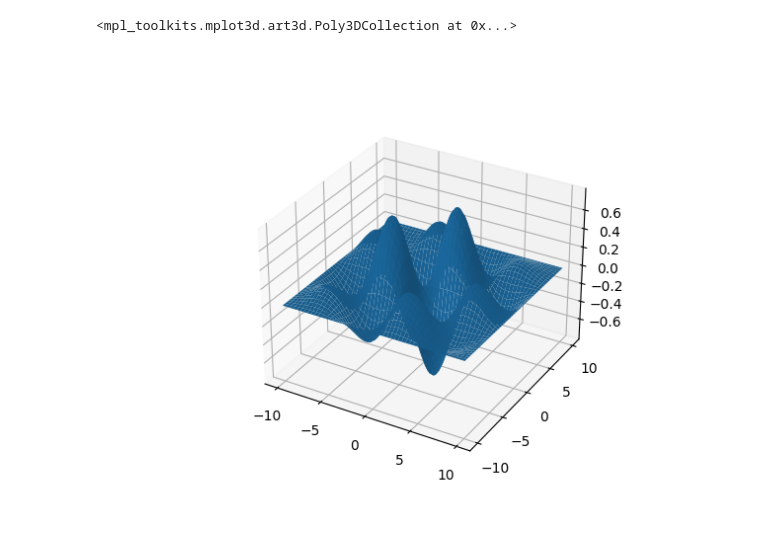
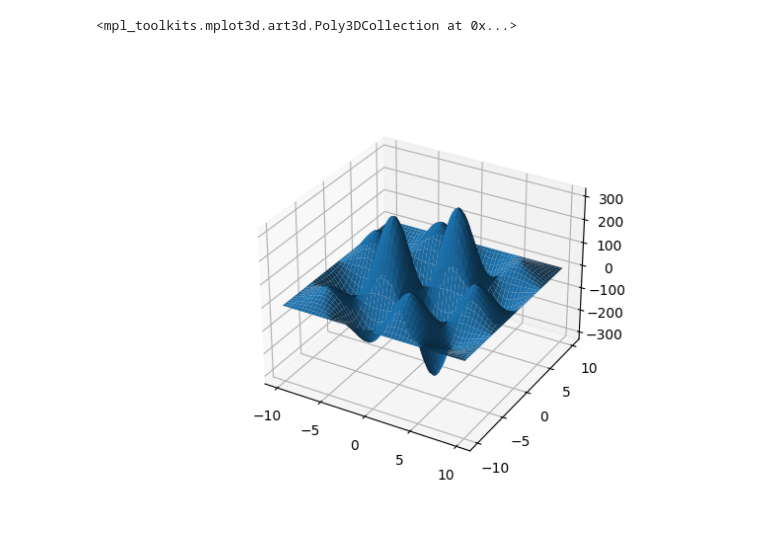
Before and after one commit to brouwerb/NeurNetz, a Jupyter notebook: week_2/wave2d.ipynb, the cells around one changed output. Drawn from its saved outputs; the diff is of its cells as text; code cells hidden in the pictures.

```diff
--- a/week_2/wave2d.ipynb
+++ b/week_2/wave2d.ipynb
@@ -3,34 +3,36 @@
 import matplotlib.pyplot as plt
 import numpy as np
 
 xres = 200
 yres = 200
 tr = 500
 c = 20
 tres = 0.9/(xres*c)
 wav = np.zeros([tr, xres, yres])
 x0 = np.linspace(-10, 10, xres)
 y0 = np.linspace(-10, 10, yres)
 
 
 XX, YY = np.meshgrid(x0, y0)
 
 
 wav[0] = np.exp(-(XX**2 + YY**2)/50) * np.sin(2*np.pi*XX/10) * np.sin(2*np.pi*YY/10)
 
 #erste rechnung
-# for j in range(1, len(wav[0])-1):
-#     wav[1][j] = (c**2 * (wav[0][j-1] + wav[0][j+1] - 2*wav[0][j])*(tres*xres)**2 + wav[0][j])
+for i in range(1, len(wav[0])-1):
+    for j in range(1, len(wav[0][0])-1):
+        wav[1][i][j] = c**2 * (wav[0][i-1][j] + wav[0][i+1][j] - 2*wav[0][i][j])*(tres*xres)**2/2 \
+            + c**2 * wav[0][i][j-1] + wav[0][i][j+1] - 2*wav[0][i][j]*(tres*yres)**2/2 + wav[0][i][j]
 
 # #iteration
 # for i in range(1, len(wav)-1):
 #     for j in range(1, len(wav[0])-1):
 #         wav[i + 1][j] = c**2 * (wav[i][j-1] + wav[i][j+1] - 2*wav[i][j] \
 #             )*(tres*xres)**2 + 2*wav[i][j] - wav[i-1][j]
 
 fig, ax = plt.subplots(subplot_kw={"projection": "3d"})
-ax.plot_surface(XX, YY, wav[0])
+ax.plot_surface(XX, YY, wav[1])
 #display(fig)
 # %% [output]
 <mpl_toolkits.mplot3d.art3d.Poly3DCollection at 0x...>
-[figure, old version]
+[figure, new version]
```
